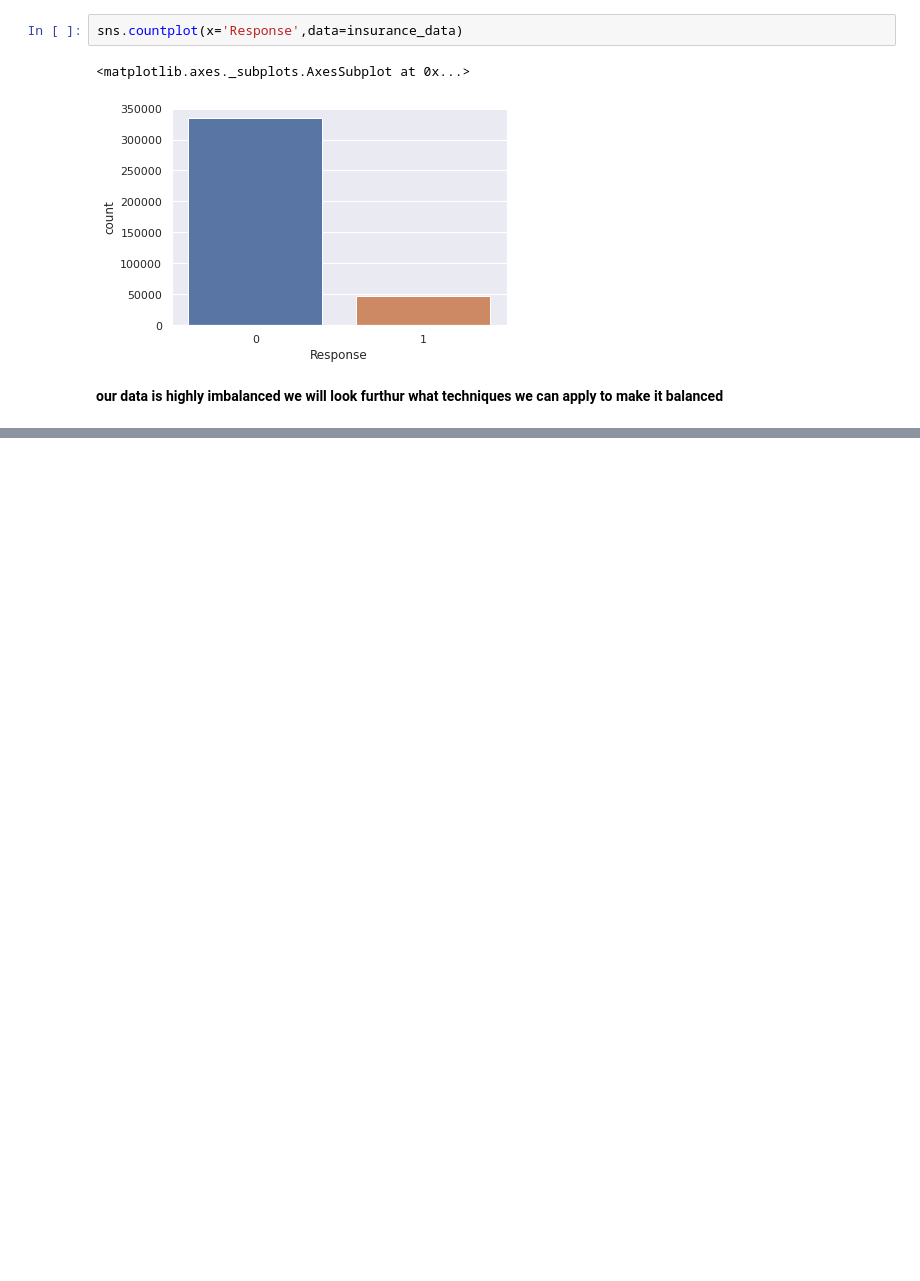
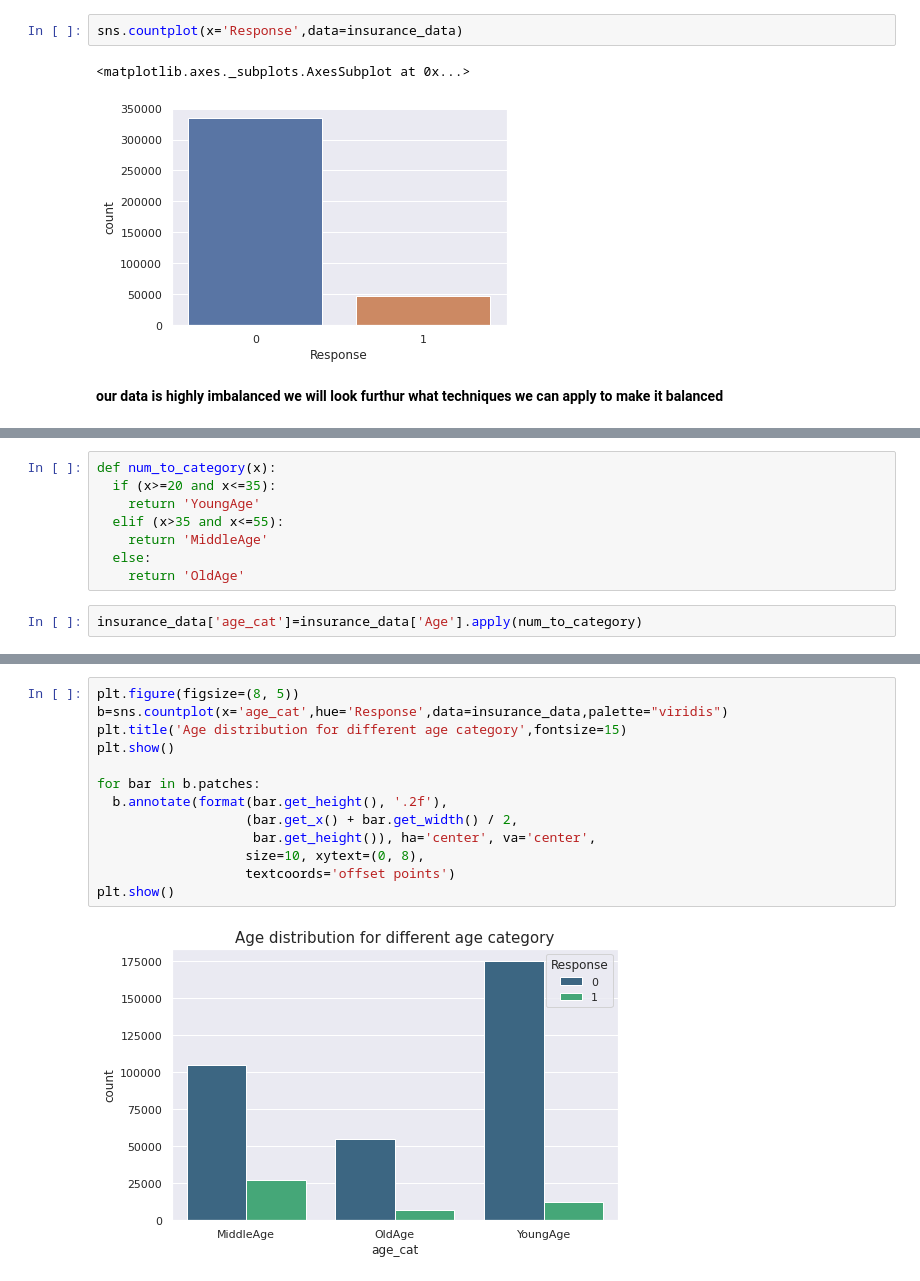
Before and after one commit to smriti192002/Health-Insurance-Cross-Sell-Prediction, a Jupyter notebook: Health_Insurance_Cross_Sell_Prediction.ipynb, the cells around one changed output, grey strips where cells are left out. Drawn from its saved outputs; the diff is of its cells as text; blank space fills up the shorter version.

```diff
--- a/Health_Insurance_Cross_Sell_Prediction.ipynb
+++ b/Health_Insurance_Cross_Sell_Prediction.ipynb
@@ -182,0 +277,10 @@ sns.countplot(x='Response',data=insurance_data)
+# %%
+def num_to_category(x):
+  if (x>=20 and x<=35):
+    return 'YoungAge'
+  elif (x>35 and x<=55):
+    return 'MiddleAge'
+  else:
+    return 'OldAge'
+# %%
+insurance_data['age_cat']=insurance_data['Age'].apply(num_to_category)
@@ -182,0 +294,15 @@ sns.countplot(x='Response',data=insurance_data)
+# %%
+plt.figure(figsize=(8, 5))
+b=sns.countplot(x='age_cat',hue='Response',data=insurance_data,palette="viridis")
+plt.title('Age distribution for different age category',fontsize=15)
+plt.show()
+
+for bar in b.patches:
+  b.annotate(format(bar.get_height(), '.2f'),
+                   (bar.get_x() + bar.get_width() / 2,
+                    bar.get_height()), ha='center', va='center',
+                   size=10, xytext=(0, 8),
+                   textcoords='offset points')
+plt.show()
+# %% [output]
+[figure, added]
```
Also changed, not shown: parts of 19 cells of this notebook.
